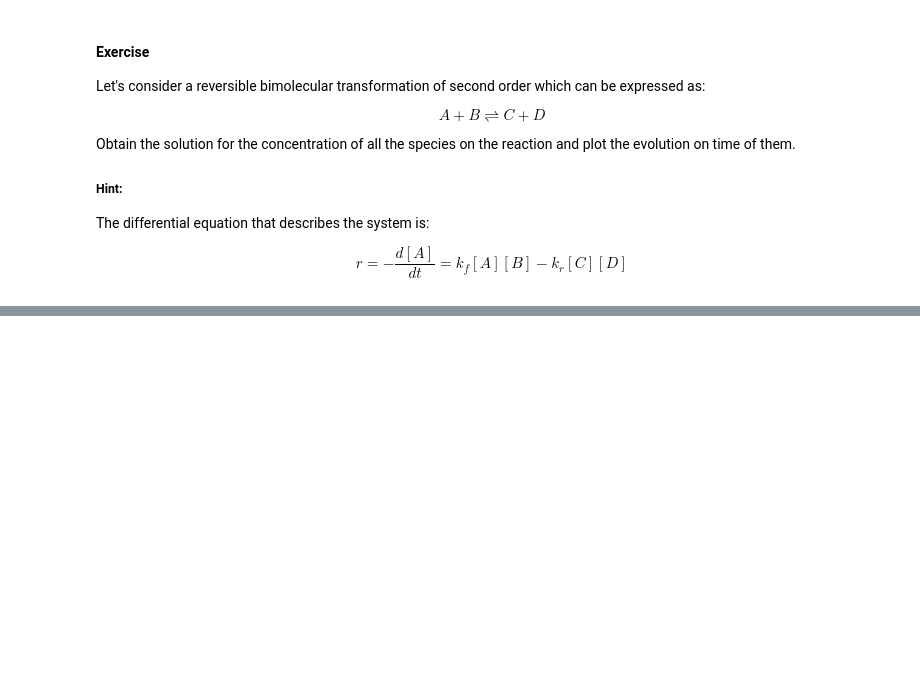
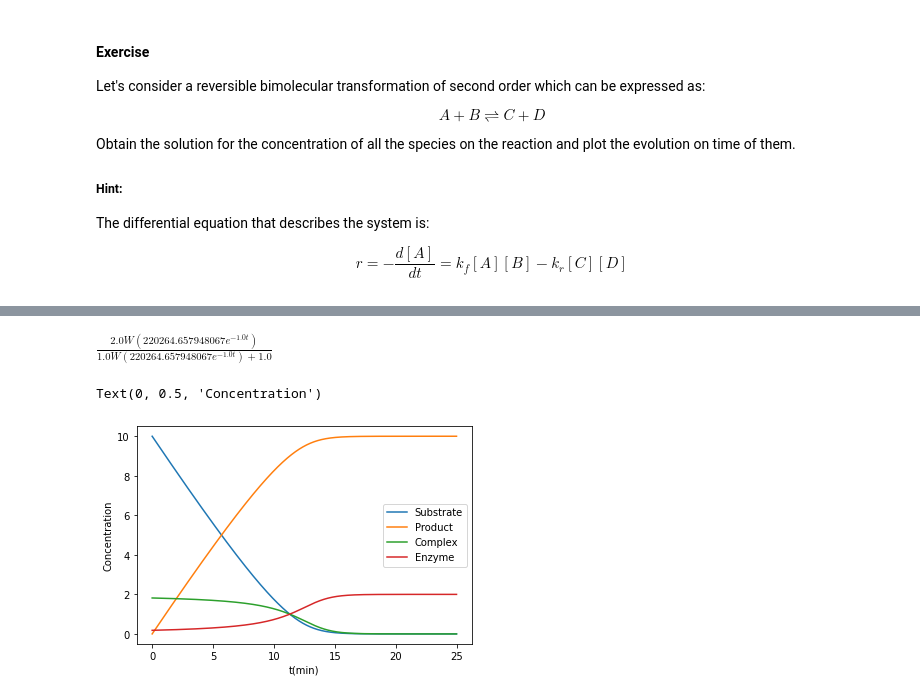
Before and after one commit to LIVazquezS/PythonCourseUNIBAS, a Jupyter notebook: Chemical Kinetics.ipynb, the cells around one changed output, grey strips where cells are left out. Cells and saved outputs as stored; diff of their text form; code cells hidden in the pictures; blank space fills up the shorter version.

```diff
--- a/Chemical Kinetics.ipynb
+++ b/Chemical Kinetics.ipynb
@@ -360,3 +384,3 @@ eq1_mm
 # %%
-sol_mm = sym.dsolve((eq1_mm, eq2_mm), ics={S(0):S0, ES(0):0}) #This solve the differential equation given a initial condition.
+sol_mm = sym.dsolve(eq1_mm, ics={S(0):S0}) #This solve the differential equation given a initial condition.
 sol_mm
@@ -362,0 +398,42 @@ sol_mm
+# %%
+S0_mm=10.
+E0_mm=2
+kfor_mm=1.0
+krev_mm=0.5
+kcat_mm=0.5
+vmax_mm = E0_mm*kcat_mm
+km_mm = (krev_mm + kcat_mm)/(kfor_mm)
+sol_mm_init = sol_mm.subs({S0:S0_mm, vmax:vmax_mm, km:km_mm})
+p_mm = S0_mm - sol_mm_init.rhs
+es_mm = (E0_mm*sol_mm_init.rhs)/(sol_mm_init.rhs + km_mm)
+e_mm = E0_mm - es_mm
+sol_mm_init.rhs
+es_mm
+# %% [output]
+$\displaystyle \frac{2.0 W\left(220264.657948067 e^{- 1.0 t}\right)}{1.0 W\left(220264.657948067 e^{- 1.0 t}\right) + 1.0}$
+# %%
+from scipy.special import lambertw
+data = np.linspace(0,25,1000)
+#f_S_mm = sym.lambdify(t, sol_mm_init.rhs)
+#f_S_mm = sym.lambdify(t, sol_mm_init.rhs, [{'LambertW': lambertw}, 'scipy'])
+f_P_mm = sym.lambdify(t,p_mm, [{'LambertW': lambertw}, 'numpy'] )
+f_S_mm = sym.lambdify(t, sol_mm_init.rhs, [{'LambertW': lambertw}, 'numpy'])
+f_ES_mm = sym.lambdify(t,es_mm, [{'LambertW': lambertw}, 'numpy'])
+f_E_mm = sym.lambdify(t,e_mm, [{'LambertW': lambertw}, 'numpy'])
+F_S_mm = f_S_mm(data)
+F_ES_mm = f_ES_mm(data)
+F_E_mm = f_E_mm(data)
+F_P_mm = f_P_mm(data)
+# %%
+fig1 = plt.figure()
+ax1 = fig1.add_subplot(111)
+ax1.plot(data,F_S_mm, label = 'Substrate')
+ax1.plot(data,F_P_mm, label = 'Product')
+ax1.plot(data,F_ES_mm, label = 'Complex')
+ax1.plot(data,F_E_mm, label ='Enzyme')
+ax1.legend(loc='best')
+ax1.set_xlabel('t(min)')
+ax1.set_ylabel('Concentration')
+# %% [output]
+Text(0, 0.5, 'Concentration')
+[figure, added]
```
Also changed, not shown: parts of 8 cells of this notebook, 1 other file.
